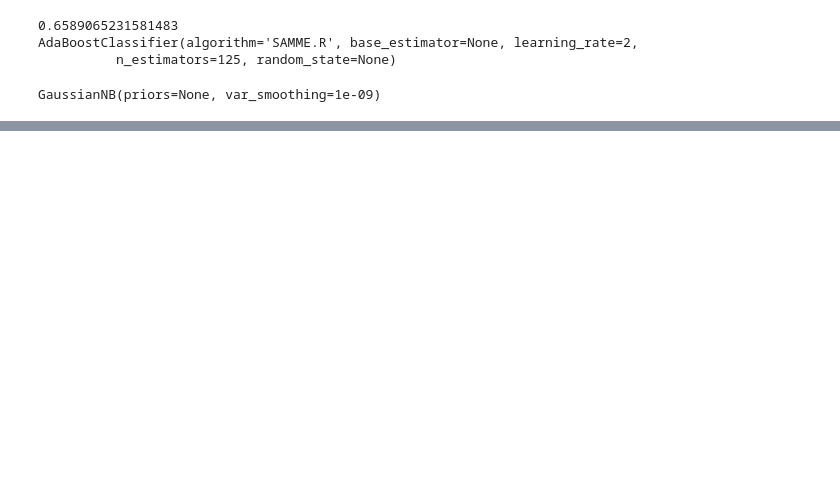
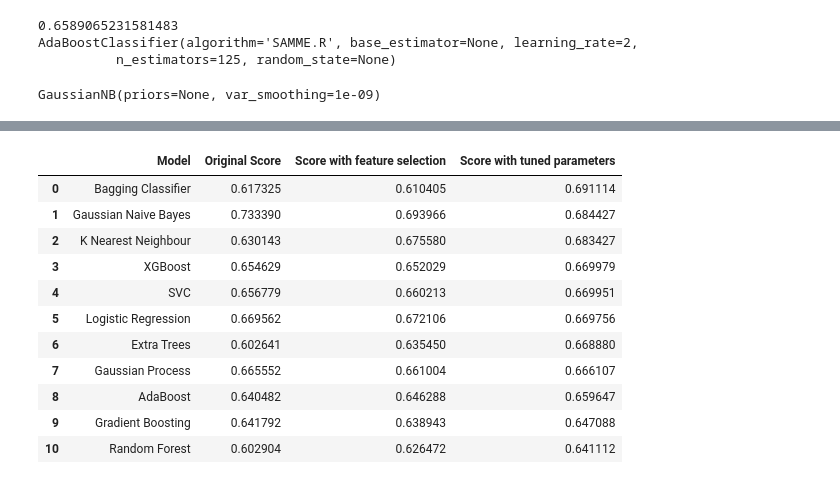
Before and after one commit to reneang17/fintech-demo, a Jupyter notebook: Model_dataset_A.ipynb, the cells around one changed output, grey strips where cells are left out. Drawn from its saved outputs; the diff is of its cells as text; code cells hidden in the pictures; blank space fills up the shorter version.

Commit message:
About to implement blinding in Model_dataset_A.ipynb

```diff
--- a/Model_dataset_A.ipynb
+++ b/Model_dataset_A.ipynb
@@ -567,7 +563,29 @@ AdaBoostClassifier(algorithm='SAMME.R', base_estimator=None, learning_rate=2,
 # %%
 #Gaussian Naive Bayes
 
-models_dict_v3={models_names[8] : gnb}
+models_dict_v3[models_names[8]]= gnb
+
 print(models_dict_v3[models_names[8]])
 # %% [output]
 GaussianNB(priors=None, var_smoothing=1e-09)
+# %%
+# Gaussian Process
+
+# Parameter's to search
+n_restarts_optimizer = [0, 1, 2, 3]
+max_iter_predict = [1, 2, 5, 10, 20, 35, 50, 100]
+warm_start = [True, False]
+
+# Setting up parameter grid
+hyperparams = {'n_restarts_optimizer': n_restarts_optimizer, 'max_iter_predict': max_iter_predict, 'warm_start': warm_start}
+
+# Run GridSearch CV
+gd=GridSearchCV(estimator = GaussianProcessClassifier(), param_grid = hyperparams,
+                cv=5, scoring = "precision", n_jobs=4)
+
+# Fitting model and return results
+gd.fit(X_train, y_train)
+print(gd.best_score_)
+
+models_dict_v3[models_names[9]]= gd.best_estimator_
+print(models_dict_v3[models_names[9]])
@@ -590,6 +614,6 @@ gd=GridSearchCV(estimator = BaggingClassifier(), param_grid = hyperparams,
 gd.fit(X_train, y_train)
 print(gd.best_score_)
 
-models_dict_v3={models_names[9] : gd.best_estimator_}
-print(models_dict_v3[models_names[9]])
+models_dict_v3[models_names[10]]= gd.best_estimator_
+print(models_dict_v3[models_names[10]])
 # %% [output]
@@ -608,0 +628,29 @@ KeyError: 0
+# %%
+scores_v3=[]
+for mod in models_dict_v3:
+    models_dict_v3[mod].fit(X_train, y_train)
+    acc = cross_val_score(models_dict_v3[mod], X_train, y_train, scoring = "precision", cv = 5)
+    scores_v3.append(acc.mean())
+# %%
+# Creating a table of results, ranked highest to lowest
+results = pd.DataFrame({
+    'Model': models_names,
+    'Original Score': scores,
+    'Score with feature selection': scores_v2,
+    'Score with tuned parameters': scores_v3})
+
+result_df = results.sort_values(by='Score with tuned parameters', ascending=False).reset_index(drop=True)
+result_df.head(11)
+# %% [output]
+|  | Model | Original Score | Score with feature selection | Score with tuned parameters |
+| 0 | Bagging Classifier | 0.617325 | 0.610405 | 0.691114 |
+| 1 | Gaussian Naive Bayes | 0.733390 | 0.693966 | 0.684427 |
+| 2 | K Nearest Neighbour | 0.630143 | 0.675580 | 0.683427 |
+| 3 | XGBoost | 0.654629 | 0.652029 | 0.669979 |
+| 4 | SVC | 0.656779 | 0.660213 | 0.669951 |
+| 5 | Logistic Regression | 0.669562 | 0.672106 | 0.669756 |
+| 6 | Extra Trees | 0.602641 | 0.635450 | 0.668880 |
+| 7 | Gaussian Process | 0.665552 | 0.661004 | 0.666107 |
+| 8 | AdaBoost | 0.640482 | 0.646288 | 0.659647 |
+| 9 | Gradient Boosting | 0.641792 | 0.638943 | 0.647088 |
+| 10 | Random Forest | 0.602904 | 0.626472 | 0.641112 |
```
Also changed, not shown: parts of 23 cells of this notebook.
